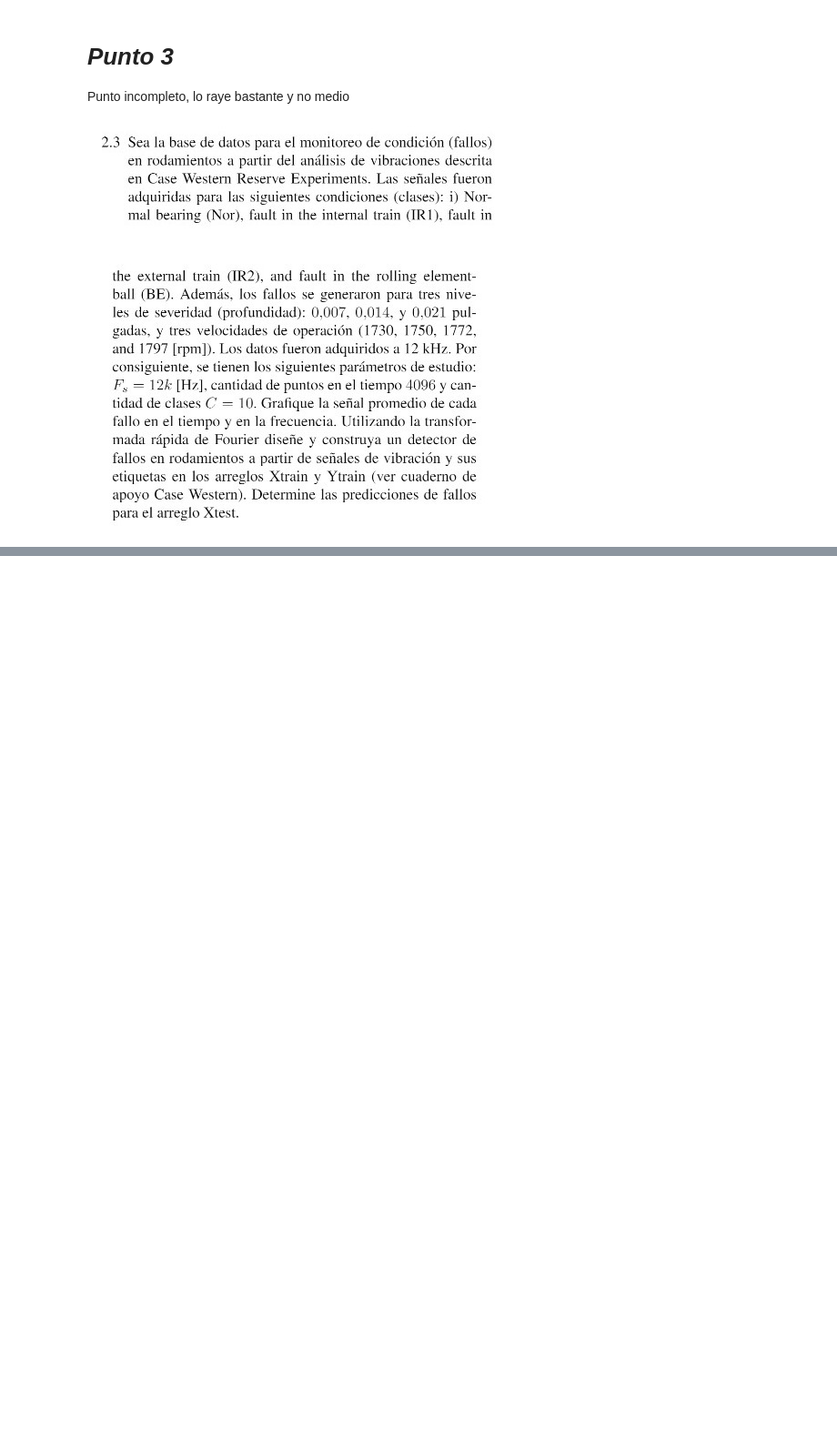
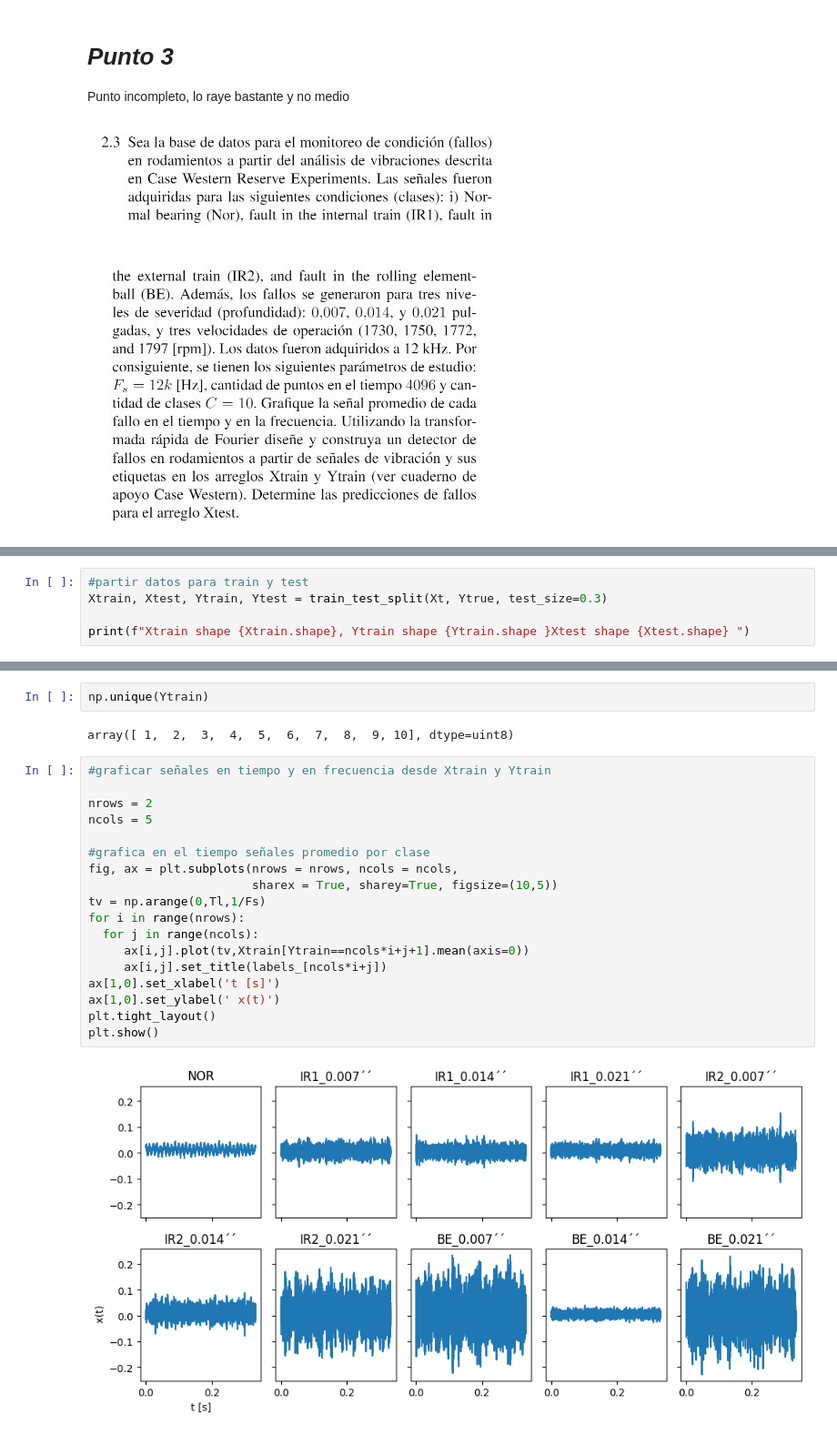
Before and after one commit to JRiveraB23/SyS05, a Jupyter notebook: Punto3.ipynb, the cells around one changed output, grey strips where cells are left out. Shown: that part at 91% size. Saved outputs shown, nothing was run; the diff lists cells and outputs as text; blank space fills up the shorter version.

```diff
--- a/Punto3.ipynb
+++ b/Punto3.ipynb
@@ -101,0 +76,5 @@ FileNotFoundError: ignored
+# %%
+#partir datos para train y test
+Xtrain, Xtest, Ytrain, Ytest = train_test_split(Xt, Ytrue, test_size=0.3)
+
+print(f"Xtrain shape {Xtrain.shape}, Ytrain shape {Ytrain.shape }Xtest shape {Xtest.shape} ")
@@ -101,0 +103,24 @@ FileNotFoundError: ignored
+# %%
+np.unique(Ytrain)
+# %% [output]
+array([ 1,  2,  3,  4,  5,  6,  7,  8,  9, 10], dtype=uint8)
+# %%
+#graficar señales en tiempo y en frecuencia desde Xtrain y Ytrain
+
+nrows = 2
+ncols = 5
+
+#grafica en el tiempo señales promedio por clase
+fig, ax = plt.subplots(nrows = nrows, ncols = ncols,
+                       sharex = True, sharey=True, figsize=(10,5))
+tv = np.arange(0,Tl,1/Fs)
+for i in range(nrows):
+  for j in range(ncols):
+     ax[i,j].plot(tv,Xtrain[Ytrain==ncols*i+j+1].mean(axis=0))
+     ax[i,j].set_title(labels_[ncols*i+j])
+ax[1,0].set_xlabel('t [s]')
+ax[1,0].set_ylabel(' x(t)')
+plt.tight_layout()
+plt.show()
+# %% [output]
+[figure, added]
```
Also changed, not shown: parts of 13 cells of this notebook.
